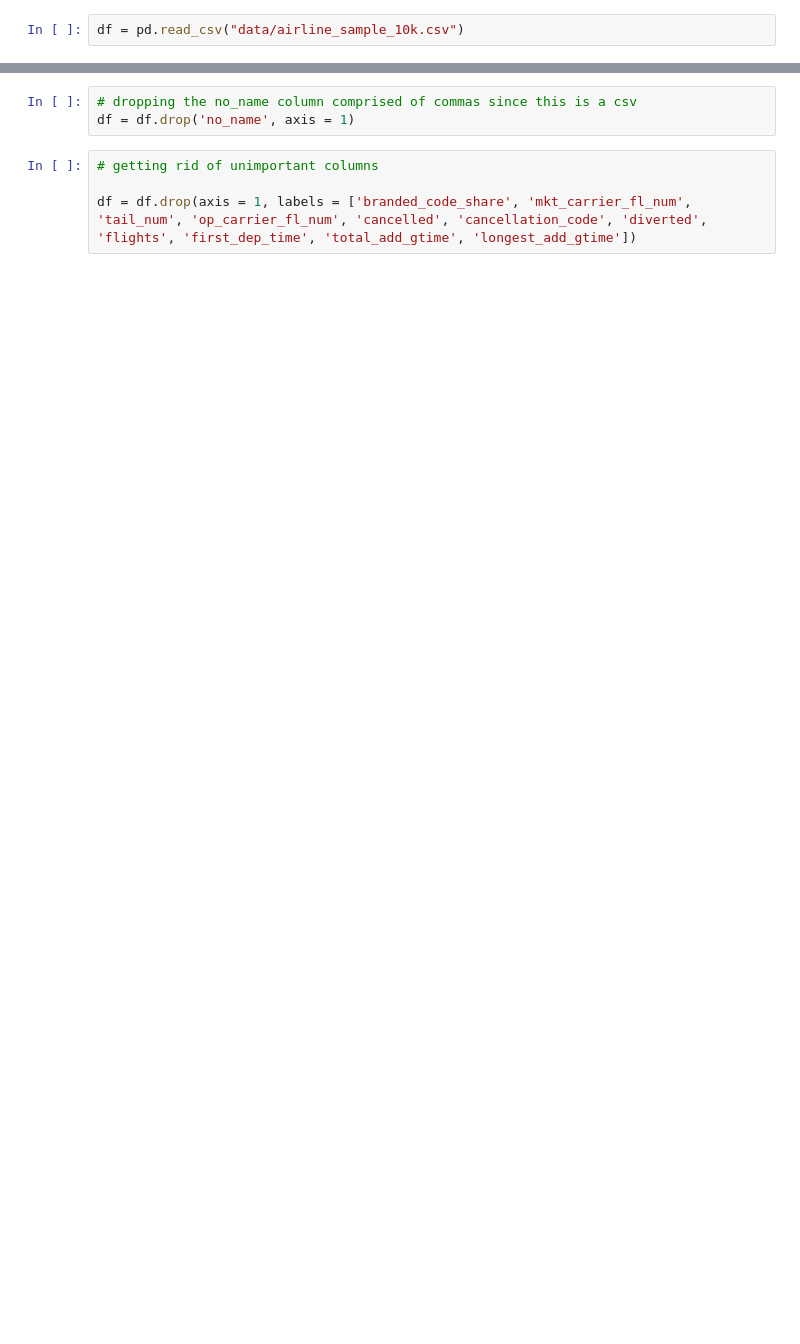
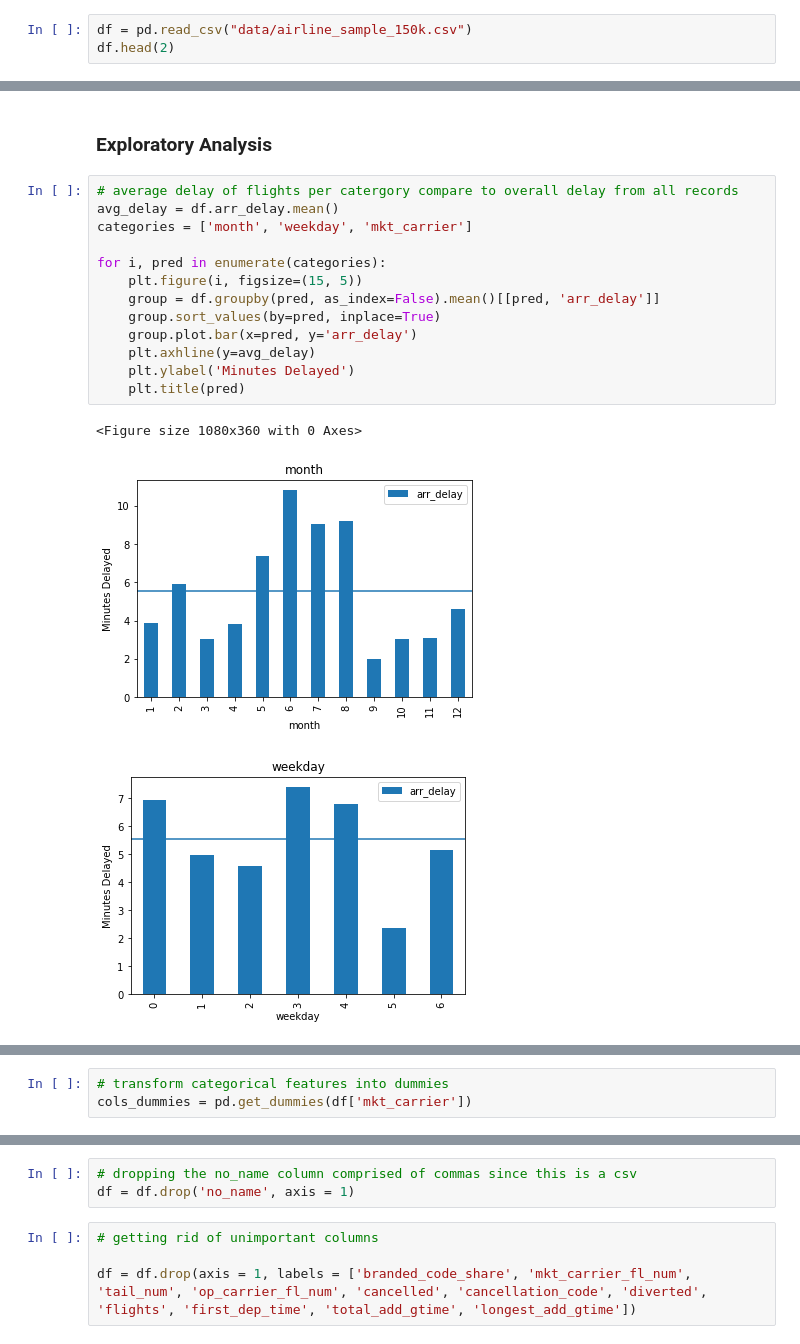
Before and after one commit to elslb/airline_delay_project, a Jupyter notebook: kevin_scratch.ipynb, the cells around one changed output, grey strips where cells are left out. Cells and saved outputs as stored; diff of their text form; blank space fills up the shorter version.

```diff
--- a/kevin_scratch.ipynb
+++ b/kevin_scratch.ipynb
@@ -20,2 +41,3 @@ pd.set_option("max_columns", None)
 # %%
-df = pd.read_csv("data/airline_sample_10k.csv")
+df = pd.read_csv("data/airline_sample_150k.csv")
+df.head(2)
@@ -21,0 +105,19 @@ df = pd.read_csv("data/airline_sample_10k.csv")
+# %% [markdown]
+### Exploratory Analysis
+# %%
+# average delay of flights per catergory compare to overall delay from all records
+avg_delay = df.arr_delay.mean()
+categories = ['month', 'weekday', 'mkt_carrier']
+
+for i, pred in enumerate(categories):
+    plt.figure(i, figsize=(15, 5))
+    group = df.groupby(pred, as_index=False).mean()[[pred, 'arr_delay']]
+    group.sort_values(by=pred, inplace=True)
+    group.plot.bar(x=pred, y='arr_delay')
+    plt.axhline(y=avg_delay)
+    plt.ylabel('Minutes Delayed')
+    plt.title(pred)
+# %% [output]
+<Figure size 1080x360 with 0 Axes>
+[figure, added]
+[figure, added]
@@ -21,0 +125,3 @@ df = pd.read_csv("data/airline_sample_10k.csv")
+# %%
+# transform categorical features into dummies
+cols_dummies = pd.get_dummies(df['mkt_carrier'])
```
Also changed, not shown: parts of 49 cells of this notebook.
